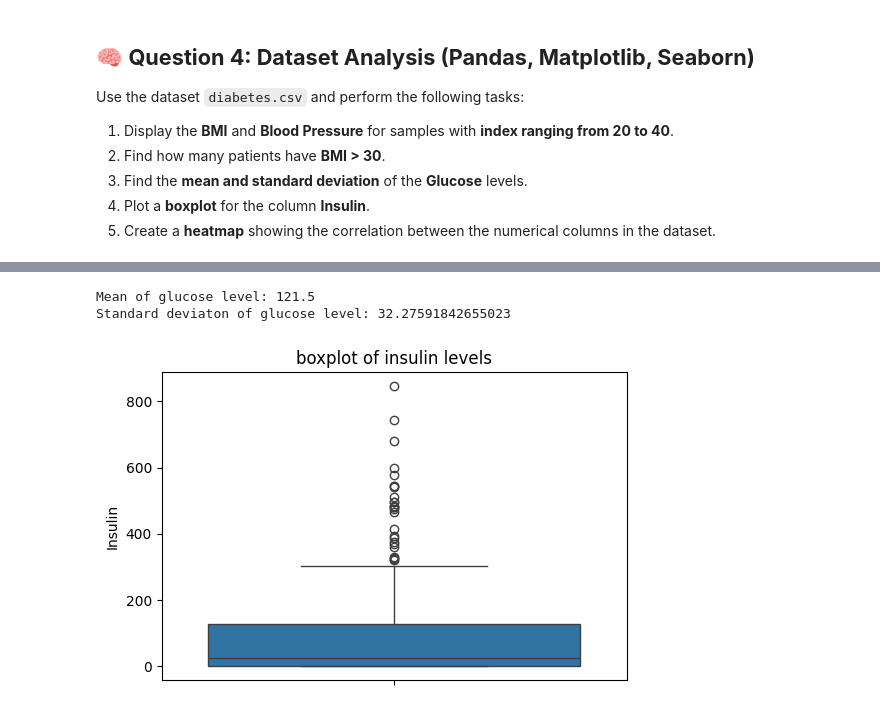
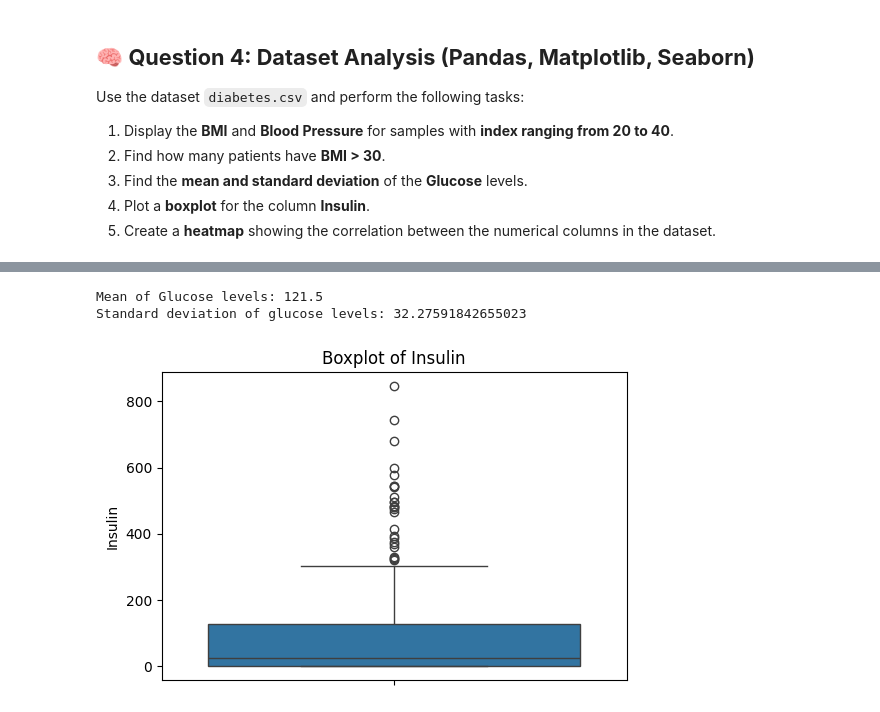
Before and after one commit to Manaskrishna-svg/Manaskrishna, a Jupyter notebook: numpy_pandas_casestudy_questionsc.ipynb, the cells around one changed output, grey strips where cells are left out. Saved outputs shown, nothing was run; the diff lists cells and outputs as text; code cells hidden in the pictures.

```diff
--- a/numpy_pandas_casestudy_questionsc.ipynb
+++ b/numpy_pandas_casestudy_questionsc.ipynb
@@ -159,4 +167,7 @@ Use the dataset `diabetes.csv` and perform the following tasks:
 import pandas as pd
 import matplotlib.pyplot as plt
 import seaborn as sns
+
 # Your code here
+data=pd.read_csv('/content/diabetes-model.csv')
+print(data)
@@ -163,3 +191,0 @@ import seaborn as sns
-# %%
-data=pd.read_csv('/content/diabetes_model (1).csv')
-print(data)
@@ -225,15 +212,15 @@ Number of patients with  BMI>30:      Pregnancies  Glucose  BloodPressure  SkinT
 # %%
-glucose_mean = data['Glucose'].mean()
-glucose_std=data['Glucose'].std()
-print("\nMean of glucose level:",glucose_mean)
-print("Standard deviaton of glucose level:",glucose_std)
+glucose_mean=data["Glucose"].mean()
+glucose_std=data["Glucose"].std()
+print("\nMean of Glucose levels:",glucose_mean)
+print("Standard deviation of glucose levels:",glucose_std)
 # %% [output]
-Mean of glucose level: 121.5
-Standard deviaton of glucose level: 32.27591842655023
+Mean of Glucose levels: 121.5
+Standard deviation of glucose levels: 32.27591842655023
 # %%
 plt.figure(figsize=(6,4))
-sns.boxplot(y=data['Insulin'])
-plt.title("boxplot of insulin levels")
+sns.boxplot(data["Insulin"])
+plt.title("Boxplot of Insulin")
 plt.show()
 # %% [output]
-[figure, old version]
+[figure, new version]
```
Also changed, not shown: parts of 19 cells of this notebook.
